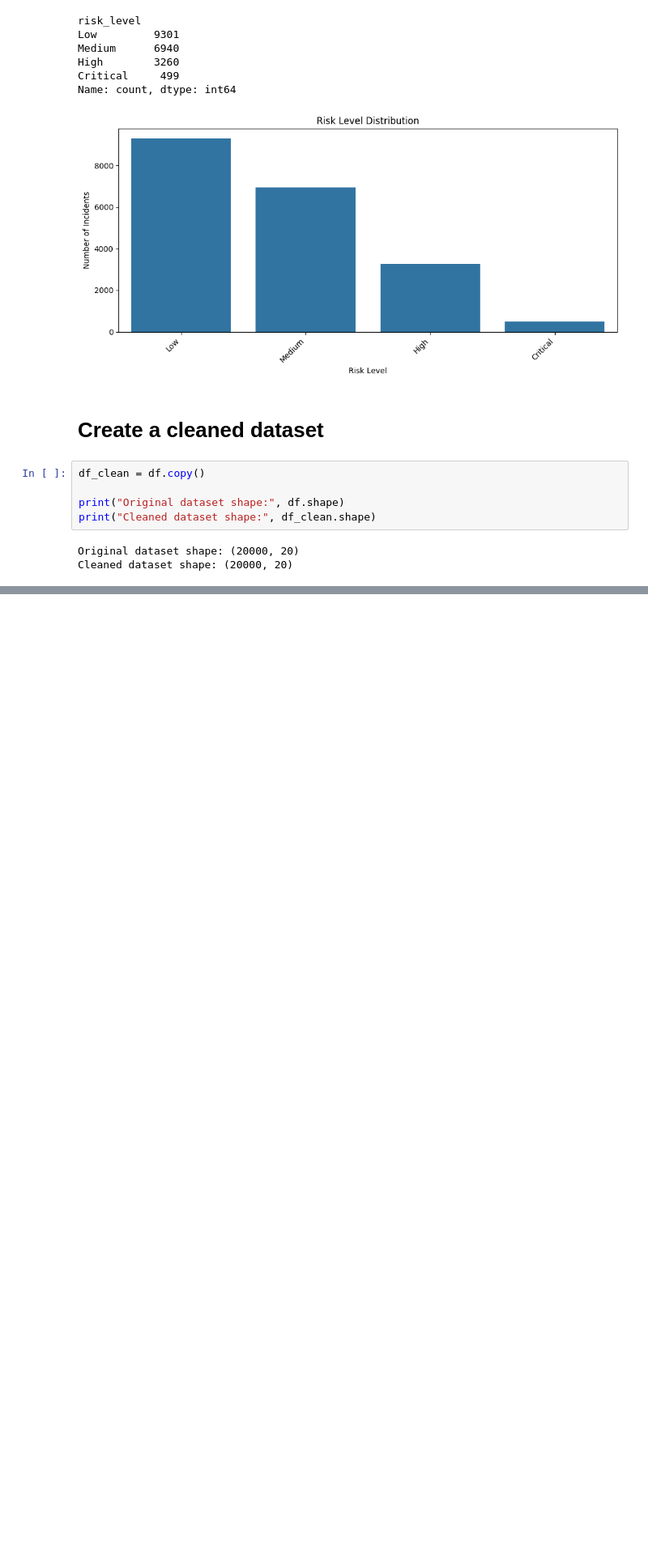
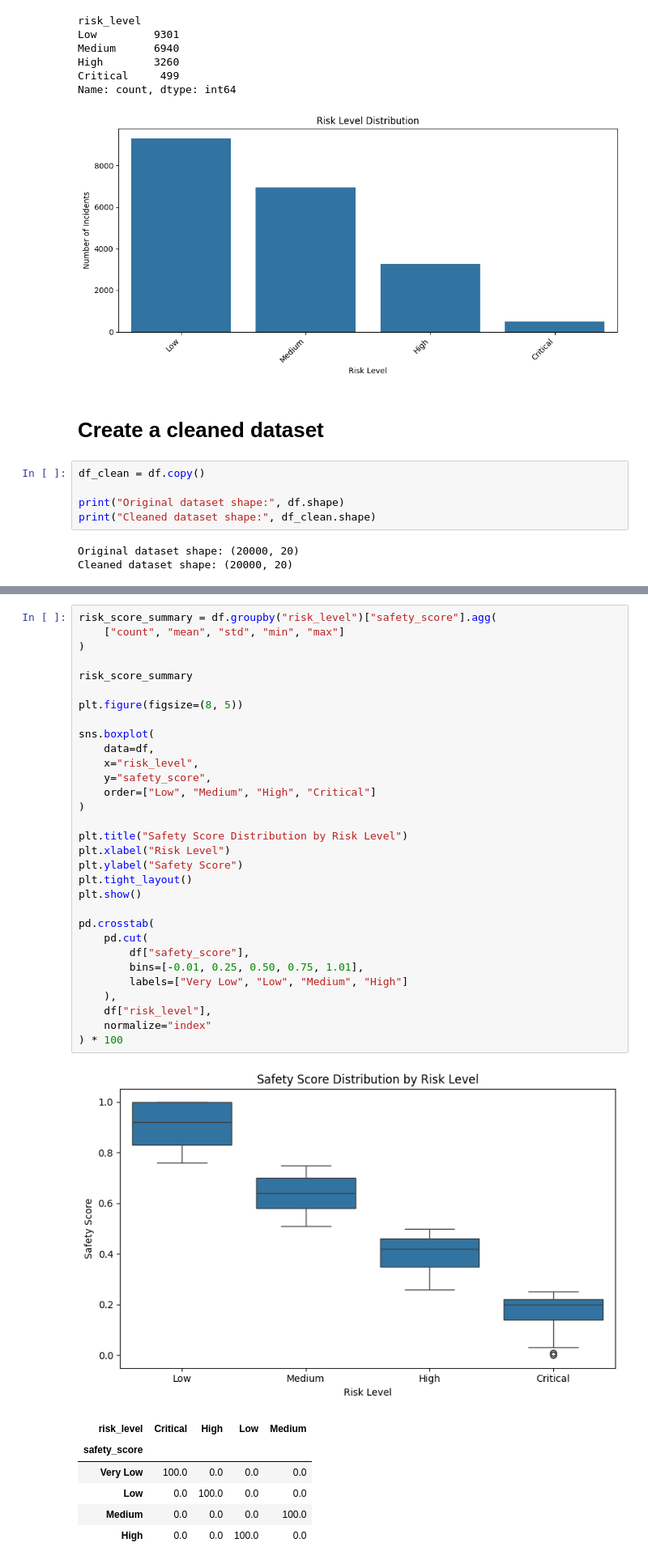
Before and after one commit to r-pranav-git/GeoSafe, a Jupyter notebook: DATA_PREPROCESSING.ipynb, the cells around one changed output, grey strips where cells are left out. Shown at 81% size. Drawn from its saved outputs; the diff is of its cells as text; blank space fills up the shorter version.

```diff
--- a/DATA_PREPROCESSING.ipynb
+++ b/DATA_PREPROCESSING.ipynb
@@ -346,0 +352,39 @@ Cleaned dataset shape: (20000, 20)
+# %%
+risk_score_summary = df.groupby("risk_level")["safety_score"].agg(
+    ["count", "mean", "std", "min", "max"]
+)
+
+risk_score_summary
+
+plt.figure(figsize=(8, 5))
+
+sns.boxplot(
+    data=df,
+    x="risk_level",
+    y="safety_score",
+    order=["Low", "Medium", "High", "Critical"]
+)
+
+plt.title("Safety Score Distribution by Risk Level")
+plt.xlabel("Risk Level")
+plt.ylabel("Safety Score")
+plt.tight_layout()
+plt.show()
+
+pd.crosstab(
+    pd.cut(
+        df["safety_score"],
+        bins=[-0.01, 0.25, 0.50, 0.75, 1.01],
+        labels=["Very Low", "Low", "Medium", "High"]
+    ),
+    df["risk_level"],
+    normalize="index"
+) * 100
+# %% [output]
+[figure, added]
+| risk_level | Critical | High | Low | Medium |
+| safety_score |  |  |  |  |
+| Very Low | 100.0 | 0.0 | 0.0 | 0.0 |
+| Low | 0.0 | 100.0 | 0.0 | 0.0 |
+| Medium | 0.0 | 0.0 | 0.0 | 100.0 |
+| High | 0.0 | 0.0 | 100.0 | 0.0 |
```
Also changed, not shown: parts of 1 cell of this notebook.
